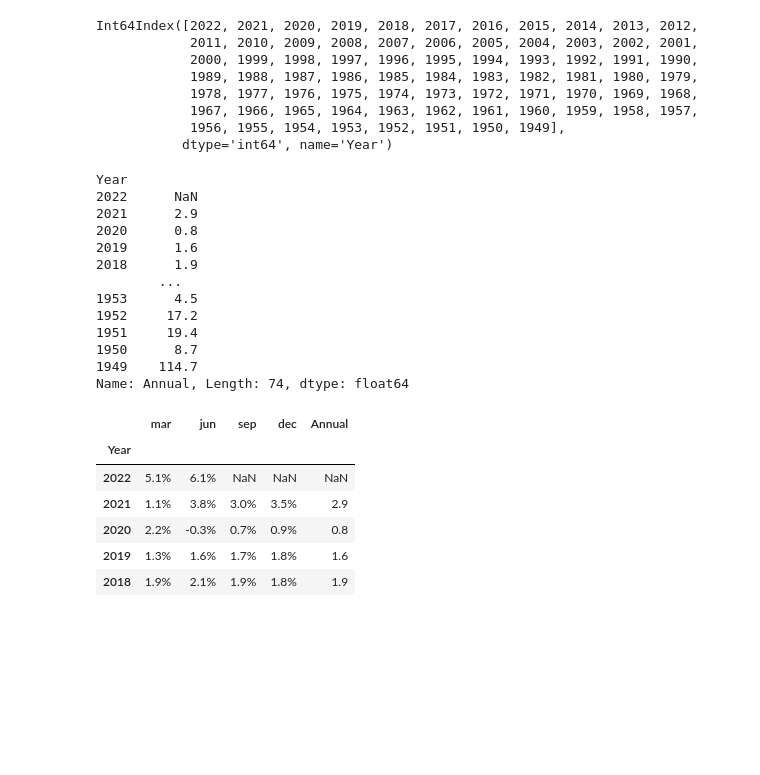
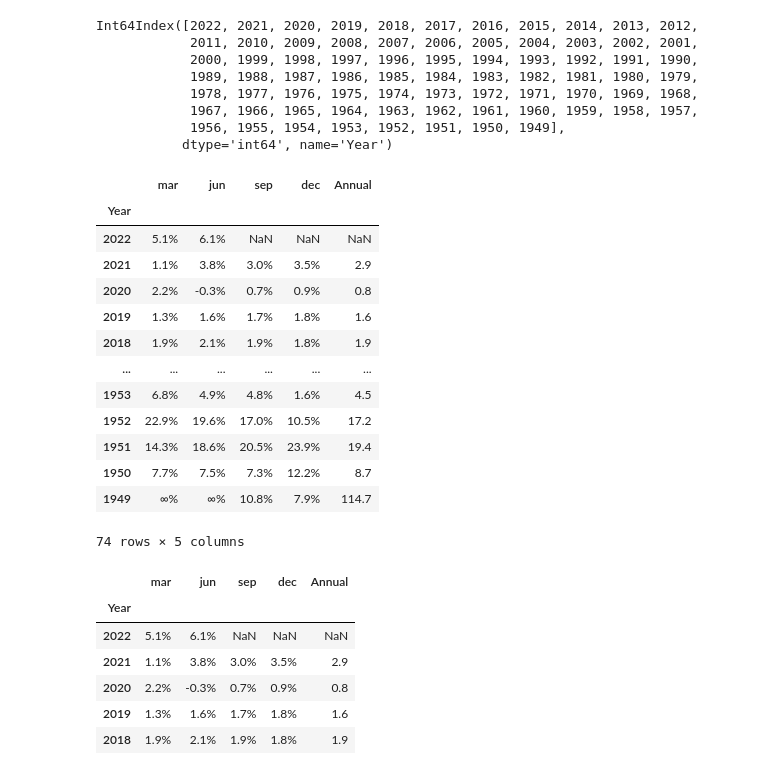
Before and after one commit to malrepos/FirstGroup, a Jupyter notebook: presentation_draft.ipynb, the cells around one changed output. Drawn from its saved outputs; the diff is of its cells as text; code cells hidden in the pictures; blank space fills up the shorter version.

```diff
--- a/presentation_draft.ipynb
+++ b/presentation_draft.ipynb
@@ -65,23 +67,24 @@ Int64Index([2022, 2021, 2020, 2019, 2018, 2017, 2016, 2015, 2014, 2013, 2012,
 # %%
 # I pulled out only the annual inflation rate
 # I also clean this column by removing the '%' and convert to a float
 
 inflation_df["Annual"] = inflation_df["Annual"].str.replace("%", "").astype(float)
-inflation_df["Annual"]
+inflation_df
 # %% [output]
+|  | mar | jun | sep | dec | Annual |
+| Year |  |  |  |  |  |
+| 2022 | 5.1% | 6.1% | NaN | NaN | NaN |
+| 2021 | 1.1% | 3.8% | 3.0% | 3.5% | 2.9 |
+| 2020 | 2.2% | -0.3% | 0.7% | 0.9% | 0.8 |
+| 2019 | 1.3% | 1.6% | 1.7% | 1.8% | 1.6 |
+| 2018 | 1.9% | 2.1% | 1.9% | 1.8% | 1.9 |
+| ... | ... | ... | ... | ... | ... |
+| 1953 | 6.8% | 4.9% | 4.8% | 1.6% | 4.5 |
+| 1952 | 22.9% | 19.6% | 17.0% | 10.5% | 17.2 |
+| 1951 | 14.3% | 18.6% | 20.5% | 23.9% | 19.4 |
+| 1950 | 7.7% | 7.5% | 7.3% | 12.2% | 8.7 |
+| 1949 | ∞% | ∞% | 10.8% | 7.9% | 114.7 |
-Year
-2022      NaN
-2021      2.9
-2020      0.8
-2019      1.6
-2018      1.9
-        ...
-1953      4.5
-1952     17.2
-1951     19.4
-1950      8.7
-1949    114.7
-Name: Annual, Length: 74, dtype: float64
+74 rows × 5 columns
 # %%
 inflation_df.head()
 # %% [output]
```
Also changed, not shown: parts of 80 cells of this notebook.
